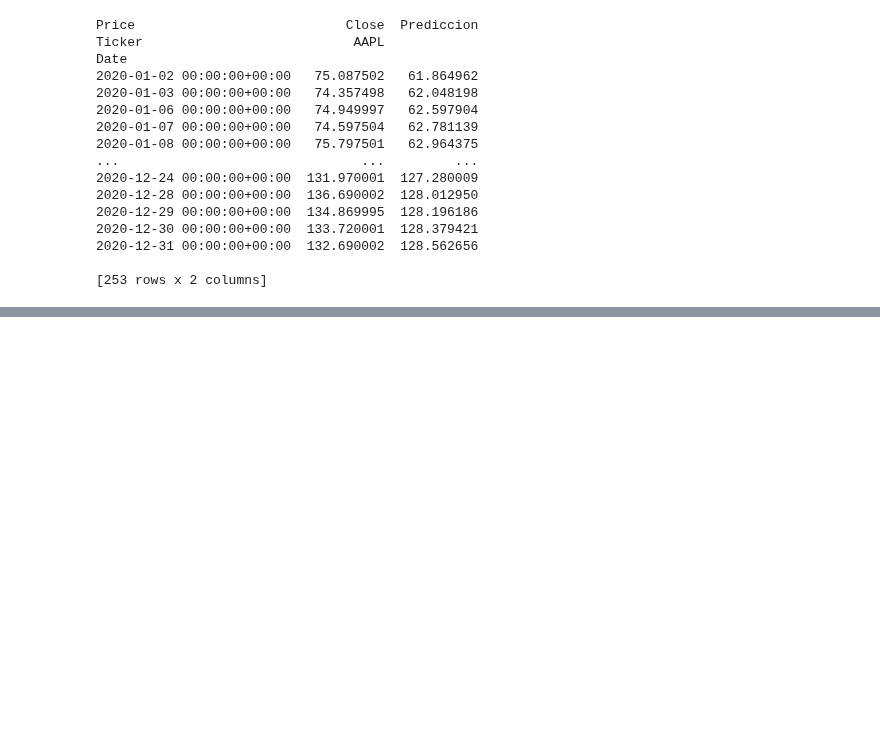
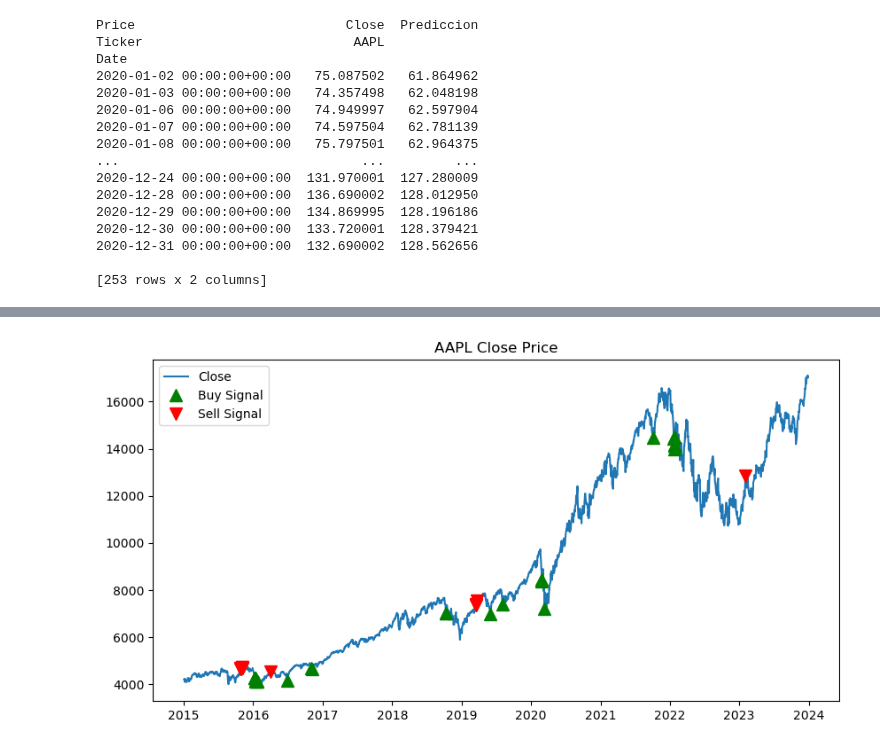
Before and after one commit to antonio-xrp/data-science-path, a Jupyter notebook: trading-algoritmico/0.4.ipynb, the cells around one changed output, grey strips where cells are left out. Saved outputs shown, nothing was run; the diff lists cells and outputs as text; code cells hidden in the pictures; blank space fills up the shorter version.

```diff
--- a/trading-algoritmico/0.4.ipynb
+++ b/trading-algoritmico/0.4.ipynb
@@ -197,3 +205,13 @@ Date
 2020-12-31 00:00:00+00:00  132.690002  128.562656
 
 [253 rows x 2 columns]
+# %%
+# Construcción de Señales de Trading
+import yfinance as yf
+import pandas as pd
+import talib as ta
+import matplotlib.pyplot as plt
+df = yf.Ticker('NQ=F')
+
+df = df.history(start='2015-01-01', end='2024-01-01')
+df
@@ -199,0 +233,22 @@ Date
+# %%
+# Calcular indicadores
+df['SMA_50'] = ta.SMA(df['Close'], timeperiod=50)
+df['SMA_200'] = ta.SMA(df['Close'], timeperiod=200)
+df['RSI'] = ta.RSI(df['Close'], timeperiod=14)
+
+# Definir reglas de entrada y salida
+df['Signal'] = 0
+df.loc[(df['RSI'] < 30) & (df['SMA_50'] > df['SMA_200']), 'Signal'] = 1  # Compra
+df.loc[(df['RSI'] > 70) & (df['SMA_50'] < df['SMA_200']), 'Signal'] = -1  # Venta
+# %%
+
+# graficar en un grafico de precios los puntos de compra y venta
+plt.figure(figsize=(10, 5))
+plt.plot(df['Close'], label='Close')
+plt.plot(df.loc[df['Signal'] == 1, 'Close'], '^', markersize=10, color='g', lw=0, label='Buy Signal')
+plt.plot(df.loc[df['Signal'] == -1, 'Close'], 'v', markersize=10, color='r', lw=0, label='Sell Signal')
+plt.title('AAPL Close Price')
+plt.legend()
+plt.show()
+# %% [output]
+[figure, added]
```
Also changed, not shown: parts of 23 cells of this notebook, 18 other files.
